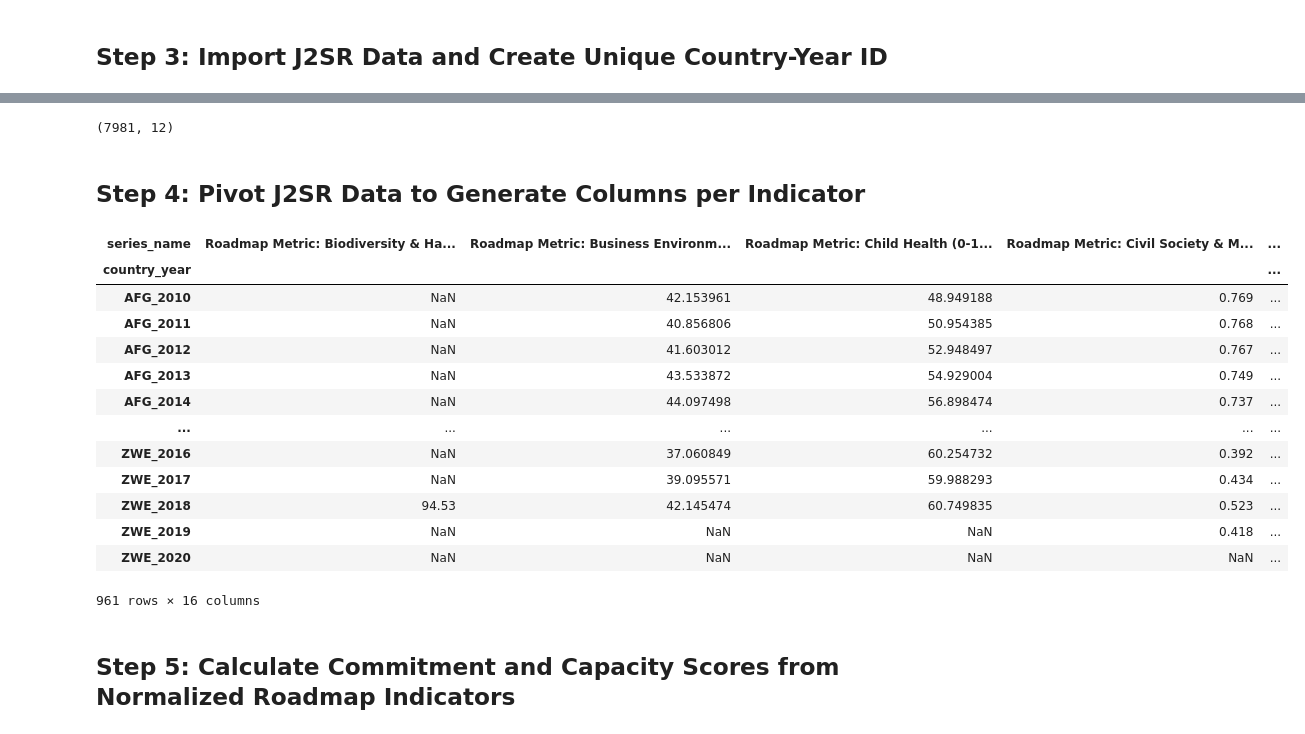
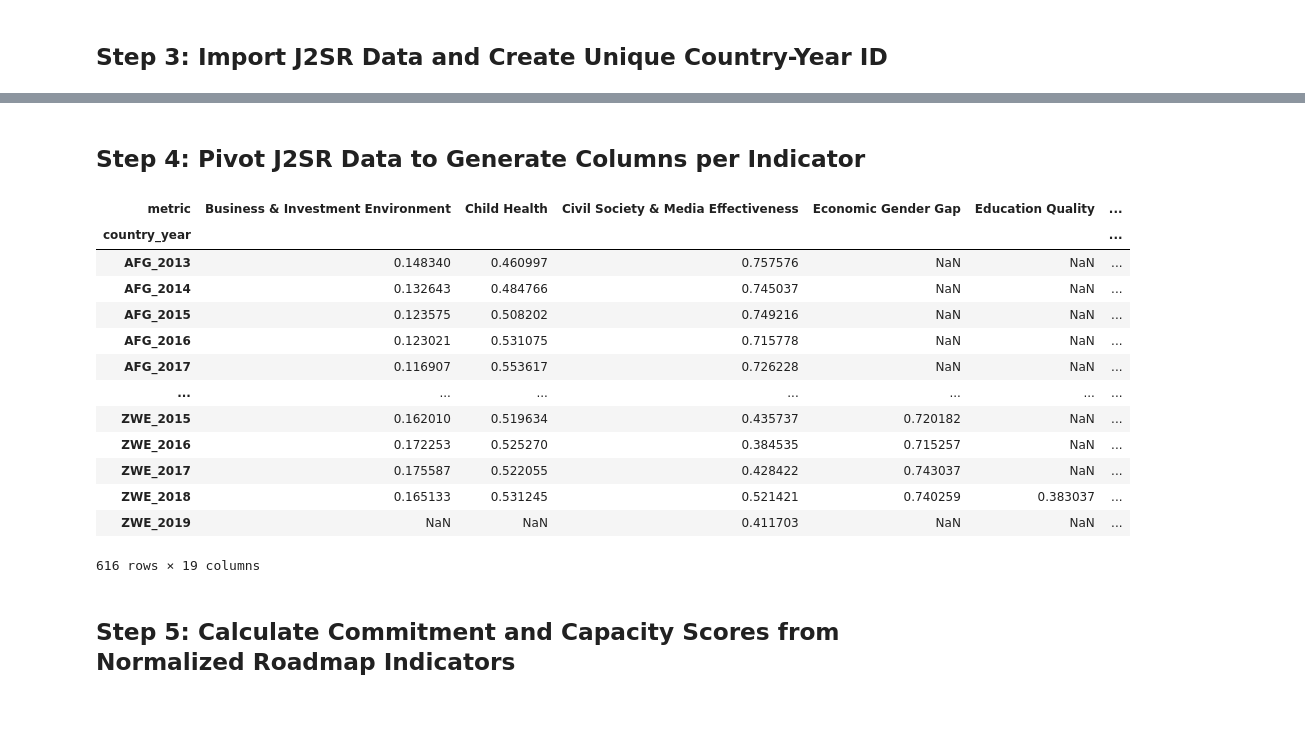
Before and after one commit to AaronScherf/dec_j2sr, a Jupyter notebook: DEC_J2SR_Join.ipynb, the cells around one changed output, grey strips where cells are left out. Drawn from its saved outputs; the diff is of its cells as text; code cells hidden in the pictures.

Commit message:
Add new notebooks and data

```diff
--- a/DEC_J2SR_Join.ipynb
+++ b/DEC_J2SR_Join.ipynb
@@ -117,4 +105,6 @@ j2sr_data["country_code"] = j2sr_data["country_name"].map(iso_map)
 # %%
+j2sr_data = pd.read_csv('J2SR_FY21_clean_long.csv')
+j2sr_data["country_code"] = j2sr_data["state_country_name"].map(iso_map)
 j2sr_data['country_year'] = j2sr_data['country_code'] + "_" + j2sr_data['year'].astype(str)
-j2sr_data['country_year']
+j2sr_data
 # %% [output]
@@ -133,4 +124,5 @@ Name: country_year, Length: 15592, dtype: object
 # %%
-j2sr_roadmap = j2sr_data[j2sr_data['roadmap_metric']]
-j2sr_roadmap
+#j2sr_roadmap = j2sr_data[j2sr_data['roadmap_metric']]
+j2sr_roadmap = j2sr_data.dropna(subset=['country_year'])
+j2sr_roadmap['country_year']
 # %% [output]
@@ -150,30 +141,25 @@ j2sr_roadmap
-# %%
-j2sr_roadmap = j2sr_roadmap.dropna(subset=['country_year'])
-j2sr_roadmap.shape
-# %% [output]
-(7981, 12)
 # %% [markdown]
 ## Step 4: Pivot J2SR Data to Generate Columns per Indicator
 # %%
-j2sr_pivot = j2sr_roadmap.pivot_table(index = 'country_year', columns = 'series_name', values = 'value')
+j2sr_pivot = j2sr_roadmap.pivot_table(index = 'country_year', columns = 'metric', values = 'value')
 j2sr_pivot['iso'] = j2sr_pivot.index.str[:3]
 j2sr_pivot['year'] = j2sr_pivot.index.str[4:]
 j2sr_pivot
 # %% [output]
-| series_name | Roadmap Metric: Biodiversity & Ha... | Roadmap Metric: Business Environm... | Roadmap Metric: Child Health (0-1... | Roadmap Metric: Civil Society & M... | ... |
-| country_year |  |  |  |  | ... |
-| AFG_2010 | NaN | 42.153961 | 48.949188 | 0.769 | ... |
-| AFG_2011 | NaN | 40.856806 | 50.954385 | 0.768 | ... |
-| AFG_2012 | NaN | 41.603012 | 52.948497 | 0.767 | ... |
-| AFG_2013 | NaN | 43.533872 | 54.929004 | 0.749 | ... |
-| AFG_2014 | NaN | 44.097498 | 56.898474 | 0.737 | ... |
-| ... | ... | ... | ... | ... | ... |
-| ZWE_2016 | NaN | 37.060849 | 60.254732 | 0.392 | ... |
-| ZWE_2017 | NaN | 39.095571 | 59.988293 | 0.434 | ... |
-| ZWE_2018 | 94.53 | 42.145474 | 60.749835 | 0.523 | ... |
-| ZWE_2019 | NaN | NaN | NaN | 0.418 | ... |
-| ZWE_2020 | NaN | NaN | NaN | NaN | ... |
+| metric | Business & Investment Environment | Child Health | Civil Society & Media Effectiveness | Economic Gender Gap | Education Quality | ... |
+| country_year |  |  |  |  |  | ... |
+| AFG_2013 | 0.148340 | 0.460997 | 0.757576 | NaN | NaN | ... |
+| AFG_2014 | 0.132643 | 0.484766 | 0.745037 | NaN | NaN | ... |
+| AFG_2015 | 0.123575 | 0.508202 | 0.749216 | NaN | NaN | ... |
+| AFG_2016 | 0.123021 | 0.531075 | 0.715778 | NaN | NaN | ... |
+| AFG_2017 | 0.116907 | 0.553617 | 0.726228 | NaN | NaN | ... |
+| ... | ... | ... | ... | ... | ... | ... |
+| ZWE_2015 | 0.162010 | 0.519634 | 0.435737 | 0.720182 | NaN | ... |
+| ZWE_2016 | 0.172253 | 0.525270 | 0.384535 | 0.715257 | NaN | ... |
+| ZWE_2017 | 0.175587 | 0.522055 | 0.428422 | 0.743037 | NaN | ... |
+| ZWE_2018 | 0.165133 | 0.531245 | 0.521421 | 0.740259 | 0.383037 | ... |
+| ZWE_2019 | NaN | NaN | 0.411703 | NaN | NaN | ... |
-961 rows × 16 columns
+616 rows × 19 columns
 # %% [markdown]
 ## Step 5: Calculate Commitment and Capacity Scores from Normalized Roadmap Indicators
 # %% [markdown]
```
Also changed, not shown: parts of 33 cells of this notebook, 16 other files.
